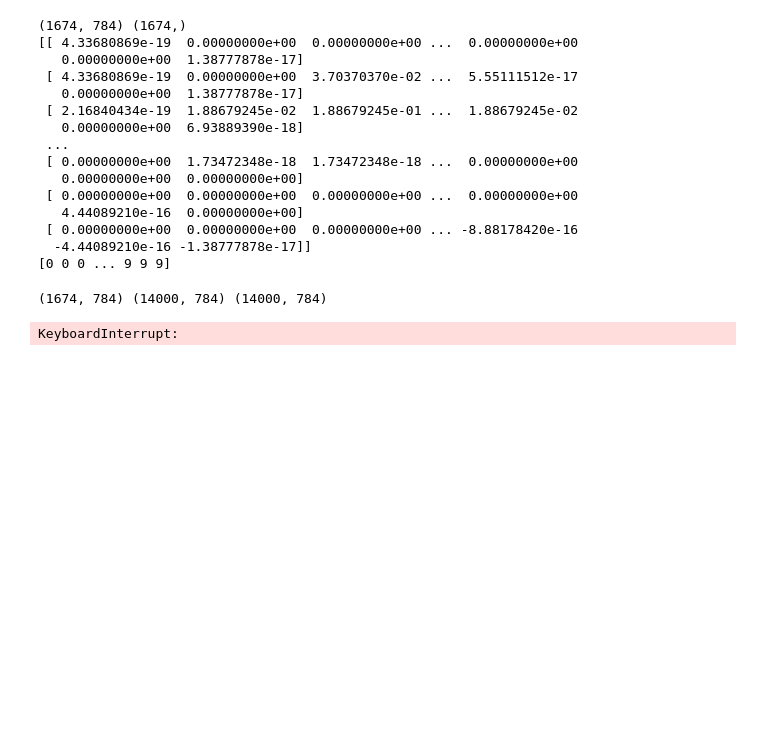
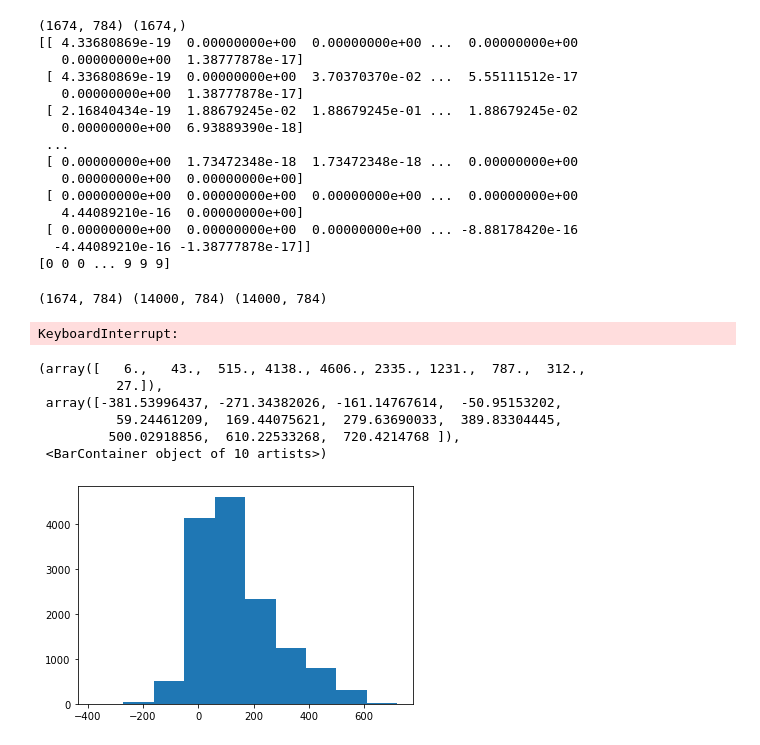
Before and after one commit to Liel-leman/Geometric-Calibrator, a Jupyter notebook: new_reduced.ipynb, the cells around one changed output. Cells and saved outputs as stored; diff of their text form; code cells hidden in the pictures; blank space fills up the shorter version.

Commit message:
with stabs

```diff
--- a/new_reduced.ipynb
+++ b/new_reduced.ipynb
@@ -543,3 +409,15 @@ for dataset_name in datasets:
+# %%
+X=np.load('test_stab_PCA_2_Fashion_RF_2.npy')
+# %%
+plt.hist(X)
+# %% [output]
+(array([   6.,   43.,  515., 4138., 4606., 2335., 1231.,  787.,  312.,
+          27.]),
+ array([-381.53996437, -271.34382026, -161.14767614,  -50.95153202,
+          59.24461209,  169.44075621,  279.63690033,  389.83304445,
+         500.02918856,  610.22533268,  720.4214768 ]),
+ <BarContainer object of 10 artists>)
+[figure, added]
 # %%
 df_comparison = pd.concat(Series)[['Stab2avg','Stab3avg','Stab4avg','Stab2max','Stab3max','Stab4max','StabilityCalibrator', 'Base', 'SKlearn_calibrator_isotonic', 'SKlearn_calibrator_platt', 'HBCalibrator', 'SBCCalibrator']]
 df_comparison.style.apply(color_max, axis=1)
```
Also changed, not shown: parts of 1 cell of this notebook, 6 other files.
